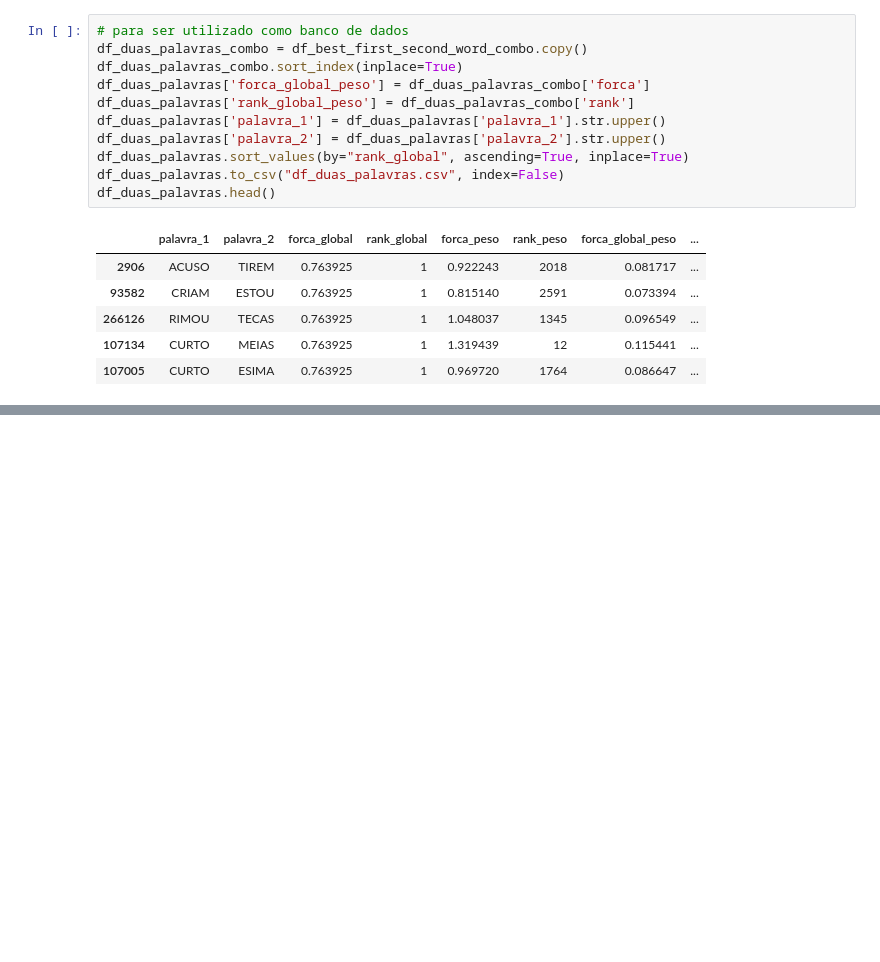
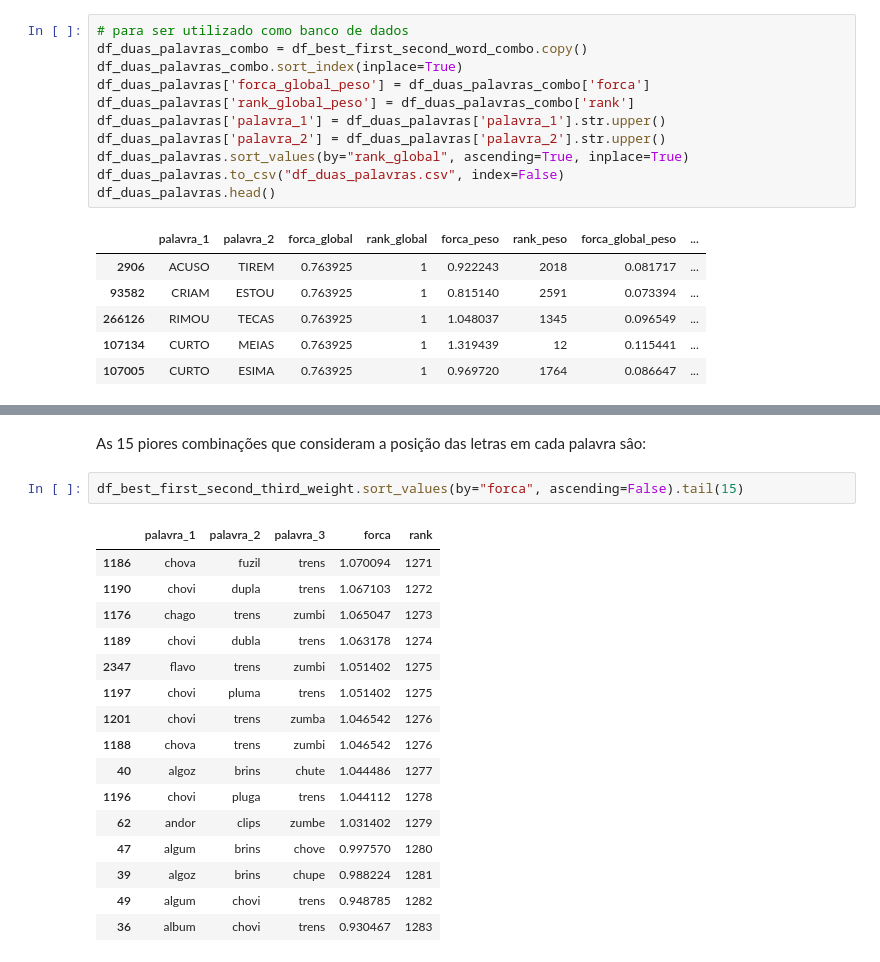
Before and after one commit to andersonmdcanteli/termo, a Jupyter notebook: termo_analysis.ipynb, the cells around one changed output, grey strips where cells are left out. Drawn from its saved outputs; the diff is of its cells as text; blank space fills up the shorter version.

```diff
--- a/termo_analysis.ipynb
+++ b/termo_analysis.ipynb
@@ -1972,0 +2357,21 @@ df_duas_palavras.head()
+# %% [markdown]
+As 15 piores combinações que consideram a posição das letras em cada palavra sâo:
+# %%
+df_best_first_second_third_weight.sort_values(by="forca", ascending=False).tail(15)
+# %% [output]
+|  | palavra_1 | palavra_2 | palavra_3 | forca | rank |
+| 1186 | chova | fuzil | trens | 1.070094 | 1271 |
+| 1190 | chovi | dupla | trens | 1.067103 | 1272 |
+| 1176 | chago | trens | zumbi | 1.065047 | 1273 |
+| 1189 | chovi | dubla | trens | 1.063178 | 1274 |
+| 2347 | flavo | trens | zumbi | 1.051402 | 1275 |
+| 1197 | chovi | pluma | trens | 1.051402 | 1275 |
+| 1201 | chovi | trens | zumba | 1.046542 | 1276 |
+| 1188 | chova | trens | zumbi | 1.046542 | 1276 |
+| 40 | algoz | brins | chute | 1.044486 | 1277 |
+| 1196 | chovi | pluga | trens | 1.044112 | 1278 |
+| 62 | andor | clips | zumbe | 1.031402 | 1279 |
+| 47 | algum | brins | chove | 0.997570 | 1280 |
+| 39 | algoz | brins | chupe | 0.988224 | 1281 |
+| 49 | algum | chovi | trens | 0.948785 | 1282 |
+| 36 | album | chovi | trens | 0.930467 | 1283 |
```
Also changed, not shown: parts of 86 cells of this notebook.
